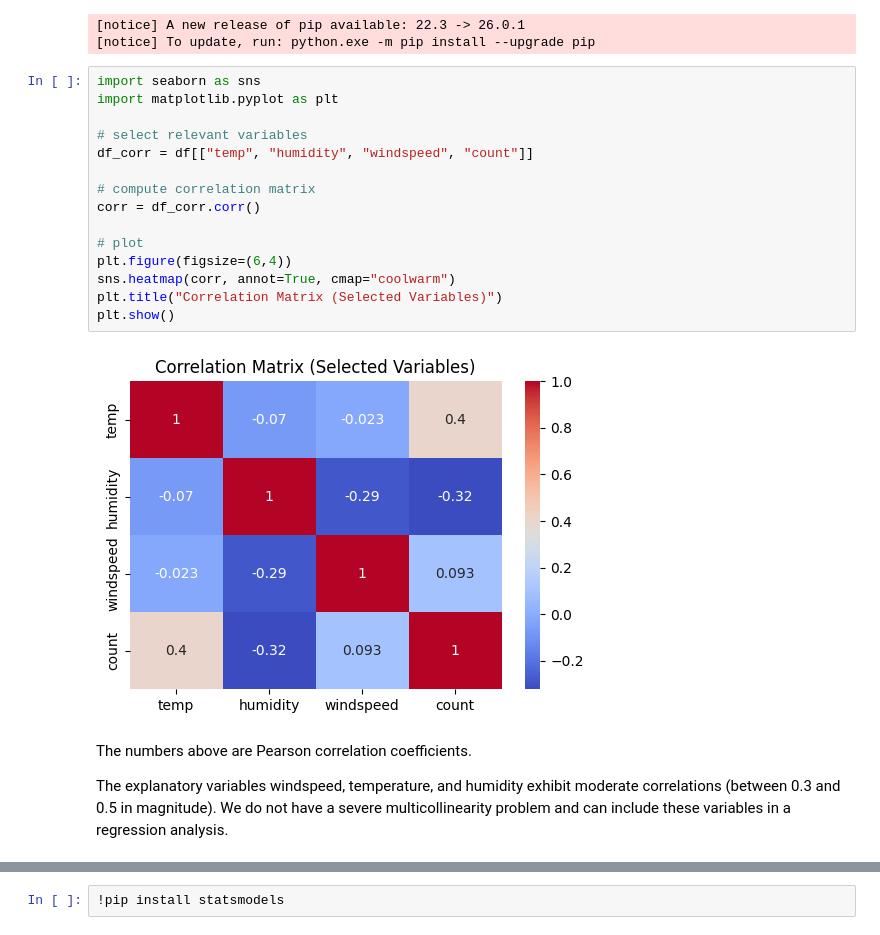
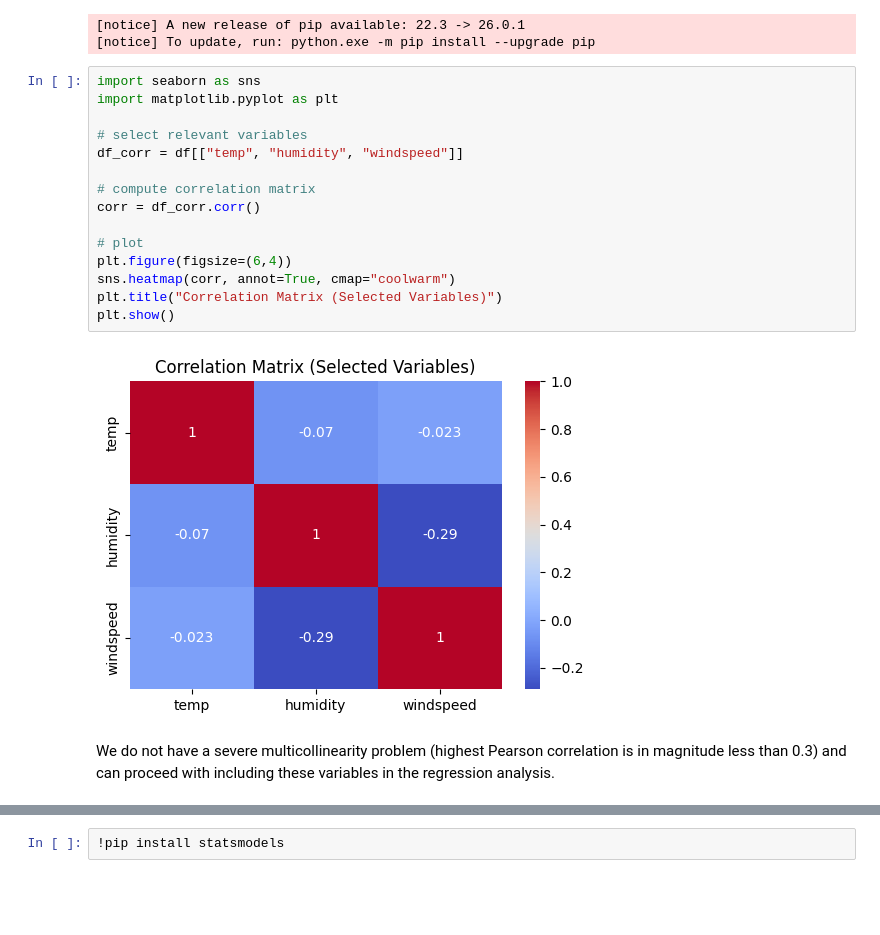
Before and after one commit to rumen111/data_science, a Jupyter notebook: data_science.ipynb, the cells around one changed output, grey strips where cells are left out. Cells and saved outputs as stored; diff of their text form; blank space fills up the shorter version.

```diff
--- a/data_science.ipynb
+++ b/data_science.ipynb
@@ -209,21 +223,19 @@ Successfully installed seaborn-0.13.2
 # %%
 import seaborn as sns
 import matplotlib.pyplot as plt
 
 # select relevant variables
-df_corr = df[["temp", "humidity", "windspeed", "count"]]
+df_corr = df[["temp", "humidity", "windspeed"]]
 
 # compute correlation matrix
 corr = df_corr.corr()
 
 # plot
 plt.figure(figsize=(6,4))
 sns.heatmap(corr, annot=True, cmap="coolwarm")
 plt.title("Correlation Matrix (Selected Variables)")
 plt.show()
 # %% [output]
-[figure, old version]
+[figure, new version]
 # %% [markdown]
-The numbers above are Pearson correlation coefficients.
-
-The explanatory variables windspeed, temperature, and humidity exhibit moderate correlations (between 0.3 and 0.5 in magnitude). We do not have a severe multicollinearity problem and can include these variables in a regression analysis.
+We do not have a severe multicollinearity problem (highest Pearson correlation is in magnitude less than 0.3) and can proceed with including these variables in the regression analysis.
```
Also changed, not shown: parts of 29 cells of this notebook.
